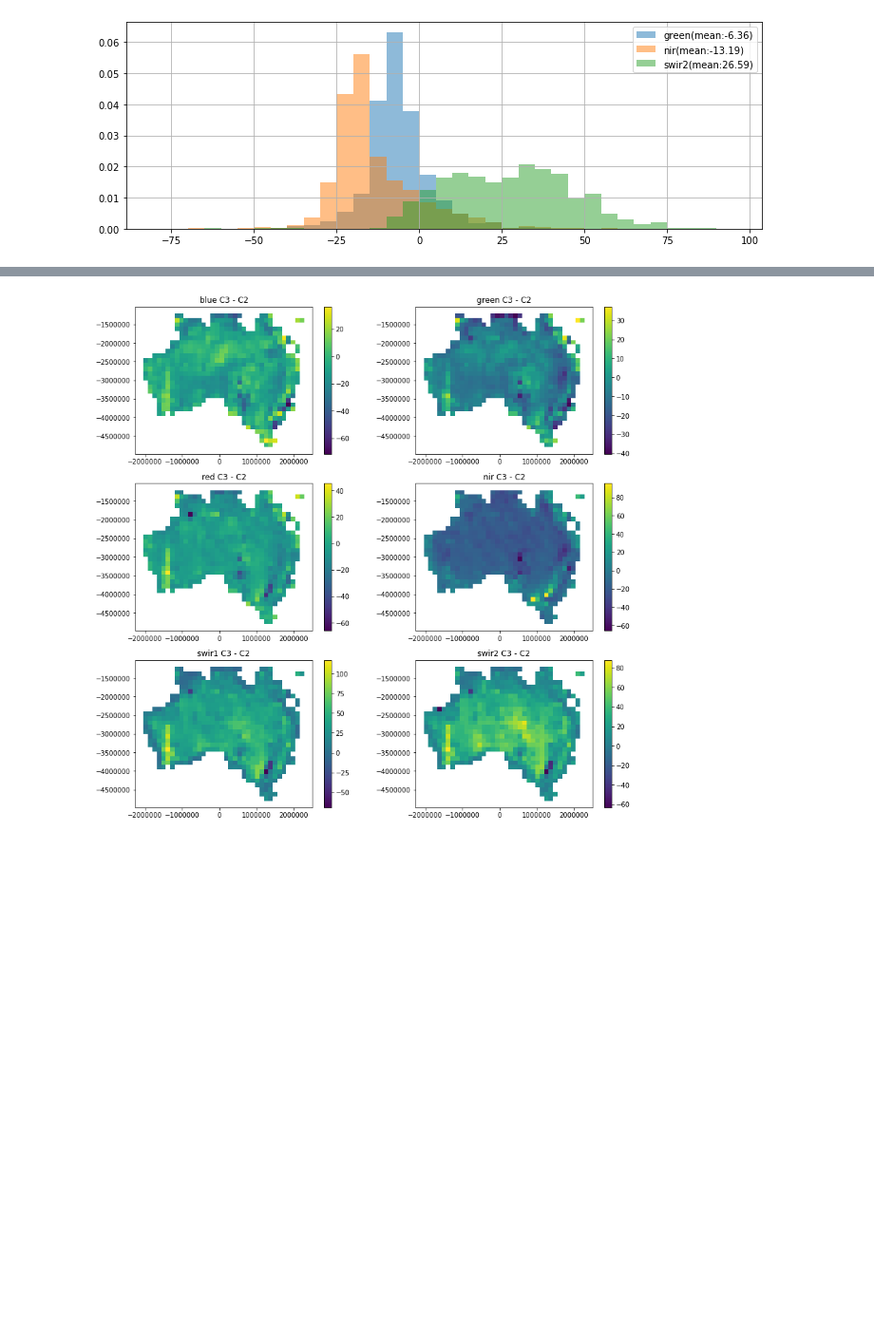
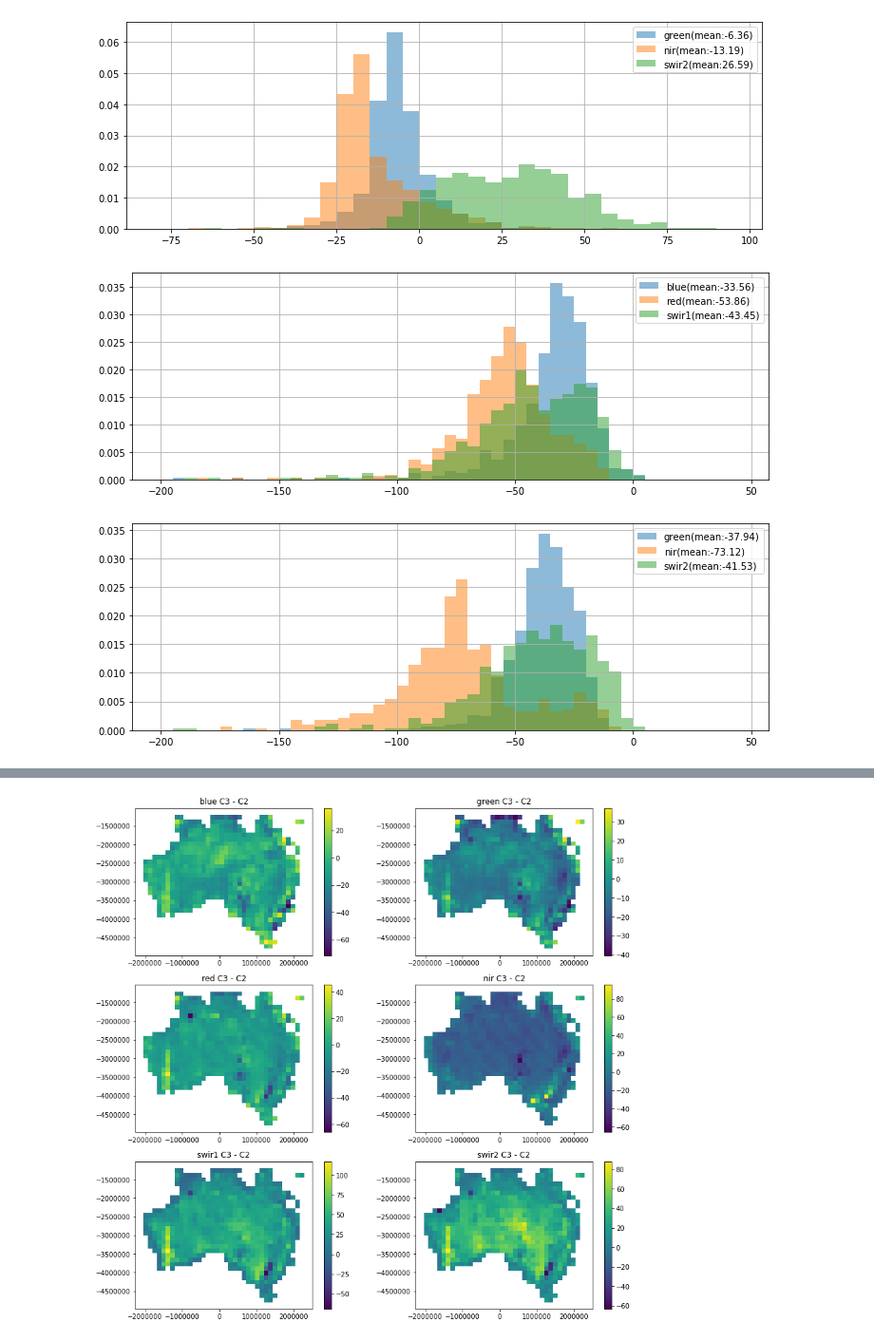
Before and after one commit to fangfy/dea-projects, a Jupyter notebook: collection_upgrade_gm/Geomedian collection 3.ipynb, the cells around one changed output, grey strips where cells are left out. Shown at 95% size. Saved outputs shown, nothing was run; the diff lists cells and outputs as text; code cells hidden in the pictures; blank space fills up the shorter version.

```diff
--- a/collection_upgrade_gm/Geomedian collection 3.ipynb
+++ b/collection_upgrade_gm/Geomedian collection 3.ipynb
@@ -127,3 +127,20 @@ plt.legend();
 # %% [output]
 [figure]
 [figure]
+# %%
+plt.figure(figsize=(12,4))
+out={}
+for band in ['blue',  'red',  'swir1', ]:
+    srdiff['%s_p10'%band].hist(alpha=0.5, label=band+'(mean:%.2f)'%srdiff['%s_p10'%band].mean(), bins=np.arange(-200,50,5), density=True);
+
+plt.legend();
+
+plt.figure(figsize=(12,4))
+out={}
+for band in ['green', 'nir', 'swir2']:
+    srdiff['%s_p10'%band].hist(alpha=0.5, label=band+'(mean:%.2f)'%srdiff['%s_p10'%band].mean(), bins=np.arange(-200,50,5), density=True);
+
+plt.legend();
+# %% [output]
+[figure, added]
+[figure, added]
```
Also changed, not shown: parts of 2 cells of this notebook.
